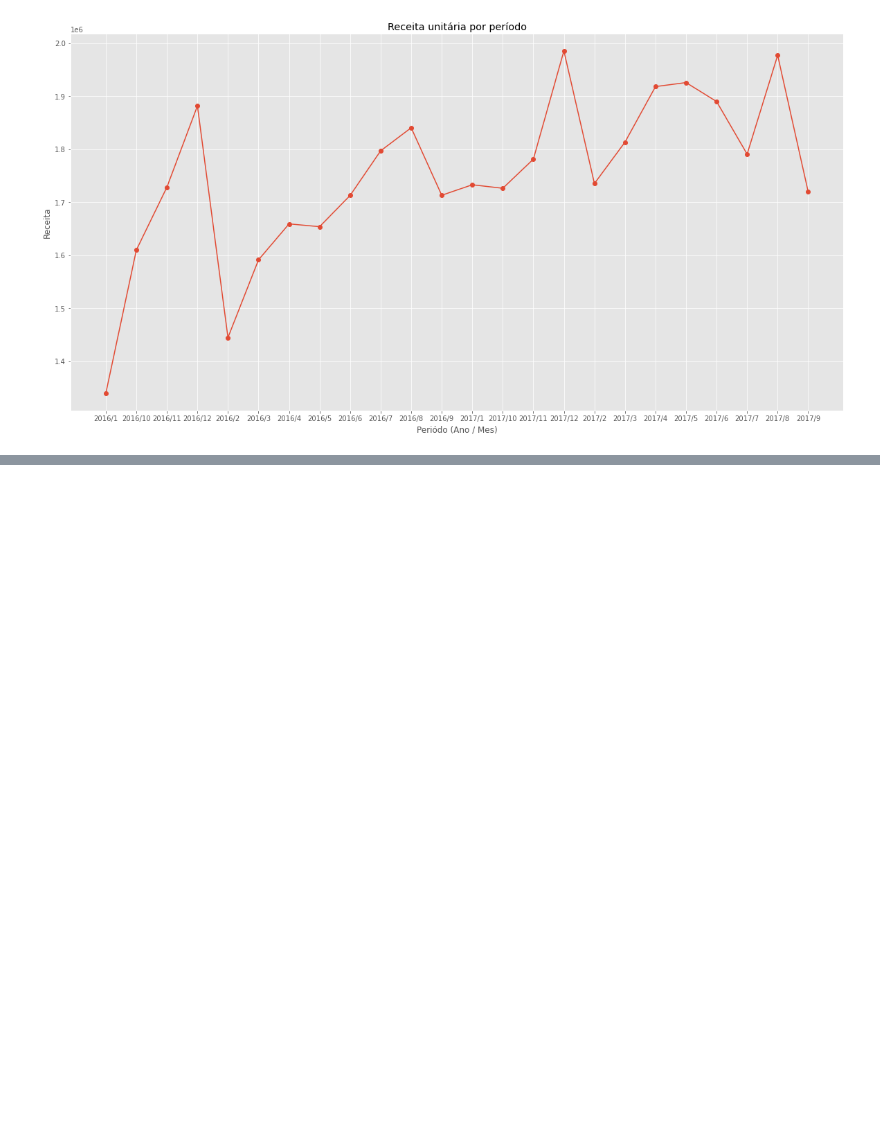
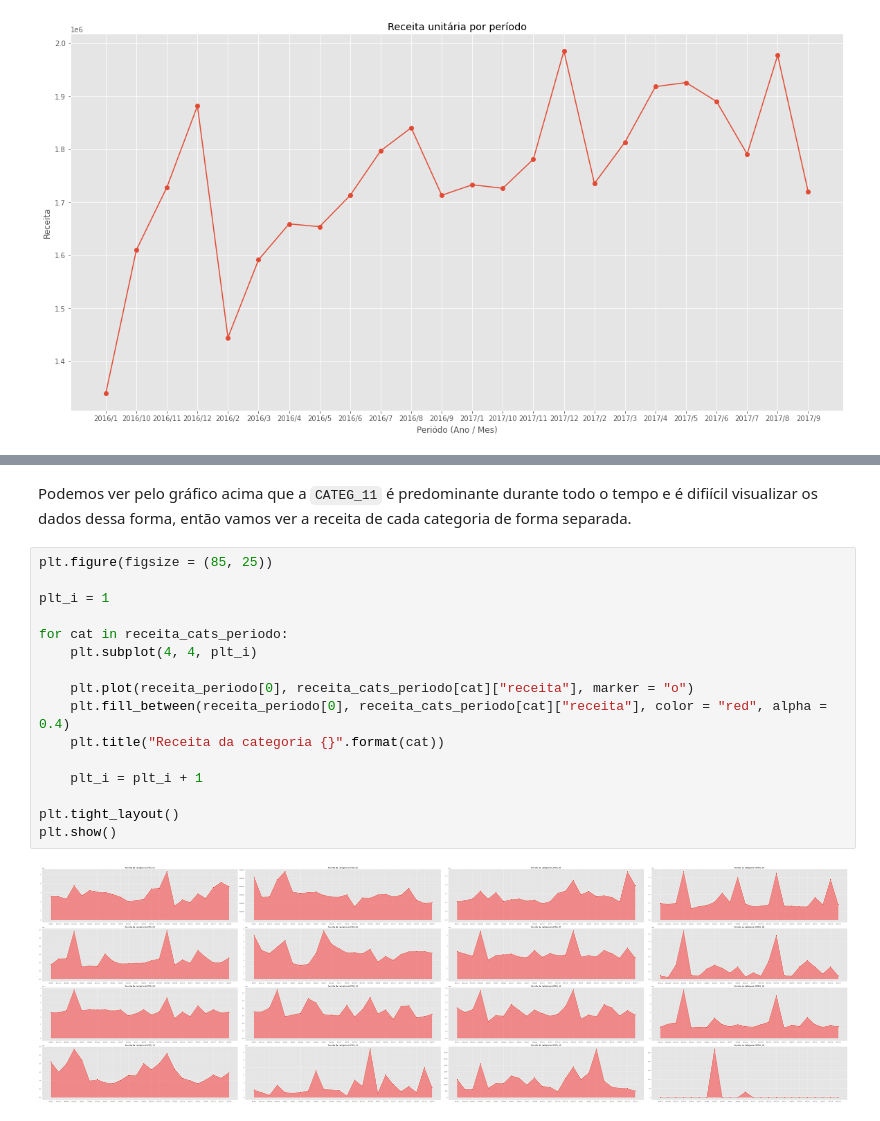
Before and after one commit to MetlHedd/cm-bigdata, a Jupyter notebook: Notebook-fla.ipynb, the cells around one changed output, grey strips where cells are left out. Drawn from its saved outputs; the diff is of its cells as text; blank space fills up the shorter version.

```diff
--- a/Notebook-fla.ipynb
+++ b/Notebook-fla.ipynb
@@ -319,0 +387,20 @@ plt.show()
+# %% [markdown]
+Podemos ver pelo gráfico acima que a `CATEG_11` é predominante durante todo o tempo e é difiícil visualizar os dados dessa forma, então vamos ver a receita de cada categoria de forma separada.
+# %%
+plt.figure(figsize = (85, 25))
+
+plt_i = 1
+
+for cat in receita_cats_periodo:
+    plt.subplot(4, 4, plt_i)
+
+    plt.plot(receita_periodo[0], receita_cats_periodo[cat]["receita"], marker = "o")
+    plt.fill_between(receita_periodo[0], receita_cats_periodo[cat]["receita"], color = "red", alpha = 0.4)
+    plt.title("Receita da categoria {}".format(cat))
+
+    plt_i = plt_i + 1
+
+plt.tight_layout()
+plt.show()
+# %% [output]
+[figure, added]
```
Also changed, not shown: parts of 5 cells of this notebook.
